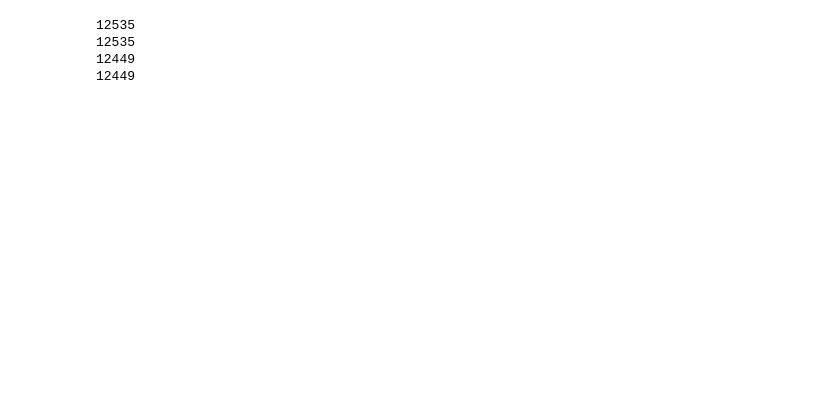
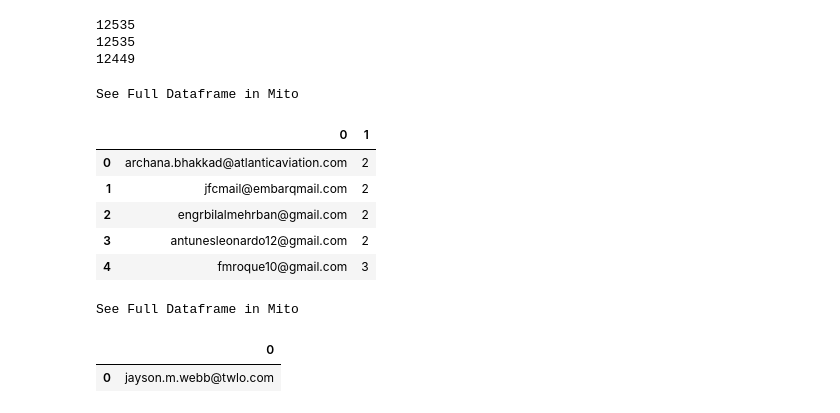
Before and after one commit to jaysonwebb/rops-airflow, a Jupyter notebook: WriteToAirtable_test2.ipynb, the cells around one changed output. Cells and saved outputs as stored; diff of their text form; code cells hidden in the pictures; blank space fills up the shorter version.

```diff
--- a/WriteToAirtable_test2.ipynb
+++ b/WriteToAirtable_test2.ipynb
@@ -110,8 +113,8 @@ email_counts = Counter(lst)
 print(len(email_counts))
 # #So, we have duplicate emails
 unique_emails = email_counts.keys()
+unique_emails = tuple(unique_emails)
 # %% [output]
 12535
 12535
 12449
-12449
@@ -124,0 +121,18 @@ unique_emails = email_counts.keys()
+# %%
+dup_emails = []
+
+for key in email_counts.keys():
+    if email_counts[key] > 1:
+        dup_emails.append((key,email_counts[key]))
+# %%
+dup_emails = pd.DataFrame(dup_emails)
+# %%
+dup_emails.head()
+# %% [output]
+See Full Dataframe in Mito
+|  | 0 | 1 |
+| 0 | archana.bhakkad@atlanticaviation.com | 2 |
+| 1 | jfcmail@embarqmail.com | 2 |
+| 2 | engrbilalmehrban@gmail.com | 2 |
+| 3 | antunesleonardo12@gmail.com | 2 |
+| 4 | fmroque10@gmail.com | 3 |
@@ -124,0 +203,49 @@ unique_emails = email_counts.keys()
+# %%
+#create a temporary table of emails
+#Seems to work better as separate statements
+
+#um = unique_emails[0:10]
+
+sql = """
+DROP TABLE IF EXISTS dx_workspace.pdb_emails
+"""
+run_sql(um, username, password, sql, returndf=False)
+
+sql = """
+CREATE TABLE dx_workspace.pdb_emails (
+    email varchar
+    );
+"""
+run_sql(um, username, password, sql, returndf=False)
+
+sql = """
+GRANT SELECT ON dx_analytics_platform_workspace.pdb_emails TO PUBLIC;
+GRANT INSERT ON dx_analytics_platform_workspace.pdb_emails TO PUBIC;
+"""
+run_sql(um, username, password, sql, returndf=False)
+
+sql = """
+INSERT INTO dx_workspace.pdb_emails (email)
+VALUES ('jayson.m.webb@twlo.com')
+"""
+run_sql(um, username, password, sql, returndf=False)
+
+sql = """
+SELECT *
+FROM dx_workspace.pdb_emails
+"""
+df = run_sql(um, username, password, sql, returndf=True)
+df.head()
+
+#drop it before session is over.
+# sql = """
+# DROP TABLE IF EXISTS dx_workspace.pdb_emails
+# """
+# run_sql(um, username, password, sql, returndf=False)
+# rows = [(1,7,3000), (1,8,3500), (1,9,3900)]
+# values = ', '.join(map(str, rows))
+# sql = "INSERT INTO ... VALUES {}".format(values)
+# %% [output]
+See Full Dataframe in Mito
+|  | 0 |
+| 0 | jayson.m.webb@twlo.com |
```
Also changed, not shown: parts of 12 cells of this notebook.
